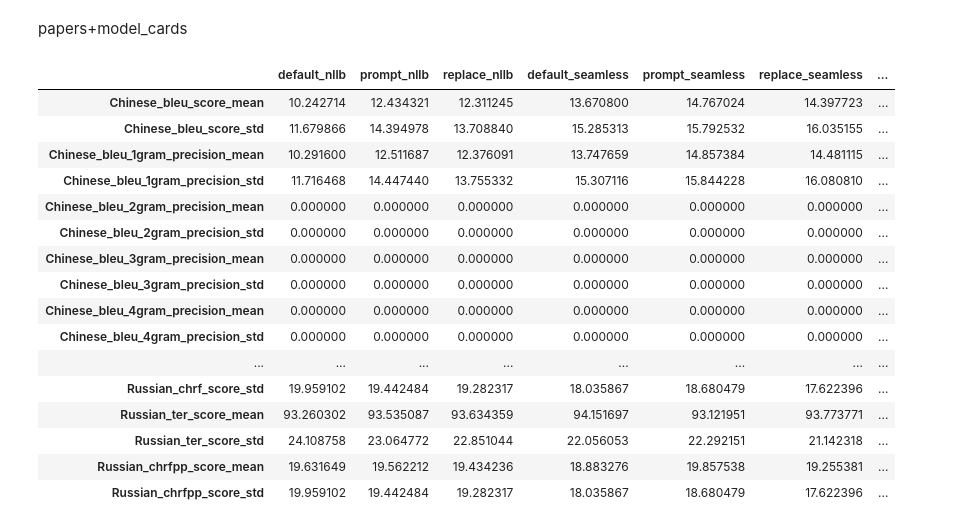
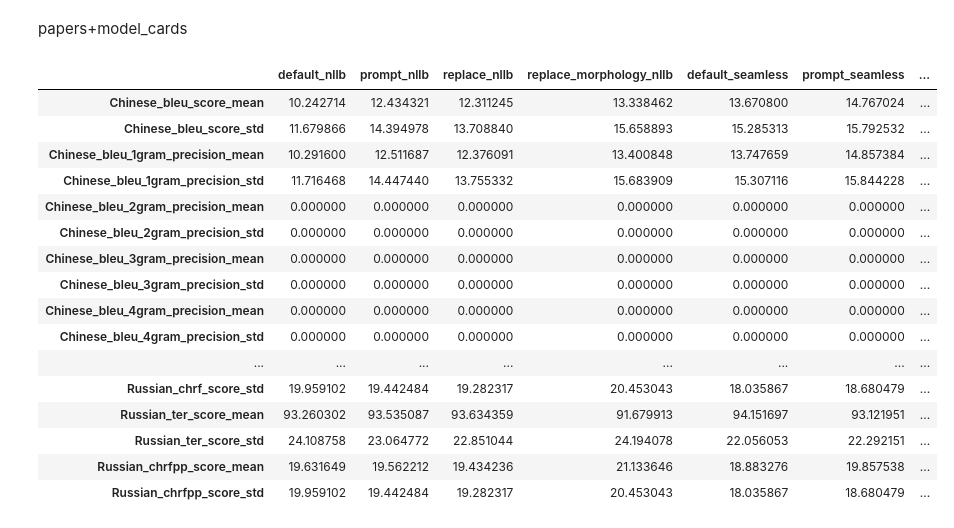
Before and after one commit to ImanOu123/multilingual-model-card, a Jupyter notebook: multilingualmc/evaluator/notebooks/test_check_sacrebleu_results.ipynb, the cells around one changed output. Cells and saved outputs as stored; diff of their text form; code cells hidden in the pictures.

```diff
--- a/multilingualmc/evaluator/notebooks/test_check_sacrebleu_results.ipynb
+++ b/multilingualmc/evaluator/notebooks/test_check_sacrebleu_results.ipynb
@@ -2,8 +2,8 @@
 import pandas as pd
 from multilingualmc.evaluator.eval_on_6060_gold import get_mean_std_dict
 # %%
-# dataset_path = '/home/jiaruil5/multilingual/multilingual-model-card/multilingualmc/data_eval_6060/eval/gold_predictions_dev_'
-dataset_path = '/home/jiaruil5/multilingual/multilingual-model-card/multilingualmc/dataset/eval/'
+dataset_path = '/home/jiaruil5/multilingual/multilingual-model-card/multilingualmc/data_eval_6060/eval/gold_predictions_dev_'
+# dataset_path = '/home/jiaruil5/multilingual/multilingual-model-card/multilingualmc/dataset/eval/'
 
 df_list = []
 for model in ['nllb', 'seamless', 'gpt4omini', 'aya', 'aya_old']:
@@ -13,13 +13,21 @@ for model in ['nllb', 'seamless', 'gpt4omini', 'aya', 'aya_old']:
     res_s = get_mean_std_dict(df2)
     df3 = pd.read_csv(f"{dataset_path}{model}_hard_replace.csv")
     res_h = get_mean_std_dict(df3)
+
+    df4 = pd.read_csv(f"{dataset_path}{model}_hard_replace_morphology.csv")
+    res_m = get_mean_std_dict(df4)
+
     df_g = pd.DataFrame.from_dict(res_g, orient='index')
     df_g.columns = [f'default_{model}']
     df_s = pd.DataFrame.from_dict(res_s, orient='index')
     df_s.columns = [f'prompt_{model}']
     df_h = pd.DataFrame.from_dict(res_h, orient='index')
     df_h.columns = [f'replace_{model}']
-    df_list.extend([df_g, df_s, df_h])
+
+    df_m = pd.DataFrame.from_dict(res_m, orient='index')
+    df_m.columns = [f'replace_morphology_{model}']
+
+    df_list.extend([df_g, df_s, df_h, df_m])
 df = pd.concat(df_list, axis=1)
 pd.set_option('display.max_rows', None)
 df
@@ -66,30 +146,38 @@ papers+model_cards
 # %%
 dataset_path = "/home/jiaruil5/multilingual/multilingual-model-card/multilingualmc/dataset/eval/"
 
 df_list = []
 for model in ['nllb', 'seamless', 'gpt4omini', 'aya', 'aya_old']:
     df1 = pd.read_csv(f"{dataset_path}{model}.csv")
     res_g = get_mean_std_dict(df1)
     df2 = pd.read_csv(f"{dataset_path}{model}_prompt_gpt4omini.csv")
     res_s = get_mean_std_dict(df2)
     df3 = pd.read_csv(f"{dataset_path}{model}_hard_replace.csv")
     res_h = get_mean_std_dict(df3)
+
+    df4 = pd.read_csv(f"{dataset_path}{model}_hard_replace_morphology.csv")
+    res_m = get_mean_std_dict(df4)
+
     df_g = pd.DataFrame.from_dict(res_g, orient='index')
     df_g.columns = [f'default_{model}']
     df_s = pd.DataFrame.from_dict(res_s, orient='index')
     df_s.columns = [f'prompt_{model}']
     df_h = pd.DataFrame.from_dict(res_h, orient='index')
     df_h.columns = [f'replace_{model}']
-    df_list.extend([df_g, df_s, df_h])
+
+    df_m = pd.DataFrame.from_dict(res_m, orient='index')
+    df_m.columns = [f'replace_morphology_{model}']
+
+    df_list.extend([df_g, df_s, df_h, df_m])
 df = pd.concat(df_list, axis=1)
 pd.set_option('display.max_rows', None)
 df
 # %% [output]
-|  | default_nllb | prompt_nllb | replace_nllb | default_seamless | prompt_seamless | replace_seamless | ... |
-| Chinese_bleu_score_mean | 10.242714 | 12.434321 | 12.311245 | 13.670800 | 14.767024 | 14.397723 | ... |
-| Chinese_bleu_score_std | 11.679866 | 14.394978 | 13.708840 | 15.285313 | 15.792532 | 16.035155 | ... |
-| Chinese_bleu_1gram_precision_mean | 10.291600 | 12.511687 | 12.376091 | 13.747659 | 14.857384 | 14.481115 | ... |
-| Chinese_bleu_1gram_precision_std | 11.716468 | 14.447440 | 13.755332 | 15.307116 | 15.844228 | 16.080810 | ... |
+|  | default_nllb | prompt_nllb | replace_nllb | replace_morphology_nllb | default_seamless | prompt_seamless | ... |
+| Chinese_bleu_score_mean | 10.242714 | 12.434321 | 12.311245 | 13.338462 | 13.670800 | 14.767024 | ... |
+| Chinese_bleu_score_std | 11.679866 | 14.394978 | 13.708840 | 15.658893 | 15.285313 | 15.792532 | ... |
+| Chinese_bleu_1gram_precision_mean | 10.291600 | 12.511687 | 12.376091 | 13.400848 | 13.747659 | 14.857384 | ... |
+| Chinese_bleu_1gram_precision_std | 11.716468 | 14.447440 | 13.755332 | 15.683909 | 15.307116 | 15.844228 | ... |
 | Chinese_bleu_2gram_precision_mean | 0.000000 | 0.000000 | 0.000000 | 0.000000 | 0.000000 | 0.000000 | ... |
 | Chinese_bleu_2gram_precision_std | 0.000000 | 0.000000 | 0.000000 | 0.000000 | 0.000000 | 0.000000 | ... |
 | Chinese_bleu_3gram_precision_mean | 0.000000 | 0.000000 | 0.000000 | 0.000000 | 0.000000 | 0.000000 | ... |
@@ -97,8 +185,8 @@ df
 | Chinese_bleu_4gram_precision_mean | 0.000000 | 0.000000 | 0.000000 | 0.000000 | 0.000000 | 0.000000 | ... |
 | Chinese_bleu_4gram_precision_std | 0.000000 | 0.000000 | 0.000000 | 0.000000 | 0.000000 | 0.000000 | ... |
 | ... | ... | ... | ... | ... | ... | ... | ... |
-| Russian_chrf_score_std | 19.959102 | 19.442484 | 19.282317 | 18.035867 | 18.680479 | 17.622396 | ... |
-| Russian_ter_score_mean | 93.260302 | 93.535087 | 93.634359 | 94.151697 | 93.121951 | 93.773771 | ... |
-| Russian_ter_score_std | 24.108758 | 23.064772 | 22.851044 | 22.056053 | 22.292151 | 21.142318 | ... |
-| Russian_chrfpp_score_mean | 19.631649 | 19.562212 | 19.434236 | 18.883276 | 19.857538 | 19.255381 | ... |
-| Russian_chrfpp_score_std | 19.959102 | 19.442484 | 19.282317 | 18.035867 | 18.680479 | 17.622396 | ... |
+| Russian_chrf_score_std | 19.959102 | 19.442484 | 19.282317 | 20.453043 | 18.035867 | 18.680479 | ... |
+| Russian_ter_score_mean | 93.260302 | 93.535087 | 93.634359 | 91.679913 | 94.151697 | 93.121951 | ... |
+| Russian_ter_score_std | 24.108758 | 23.064772 | 22.851044 | 24.194078 | 22.056053 | 22.292151 | ... |
+| Russian_chrfpp_score_mean | 19.631649 | 19.562212 | 19.434236 | 21.133646 | 18.883276 | 19.857538 | ... |
+| Russian_chrfpp_score_std | 19.959102 | 19.442484 | 19.282317 | 20.453043 | 18.035867 | 18.680479 | ... |
```
Also changed, not shown: parts of 5 cells of this notebook, 10 other files.
